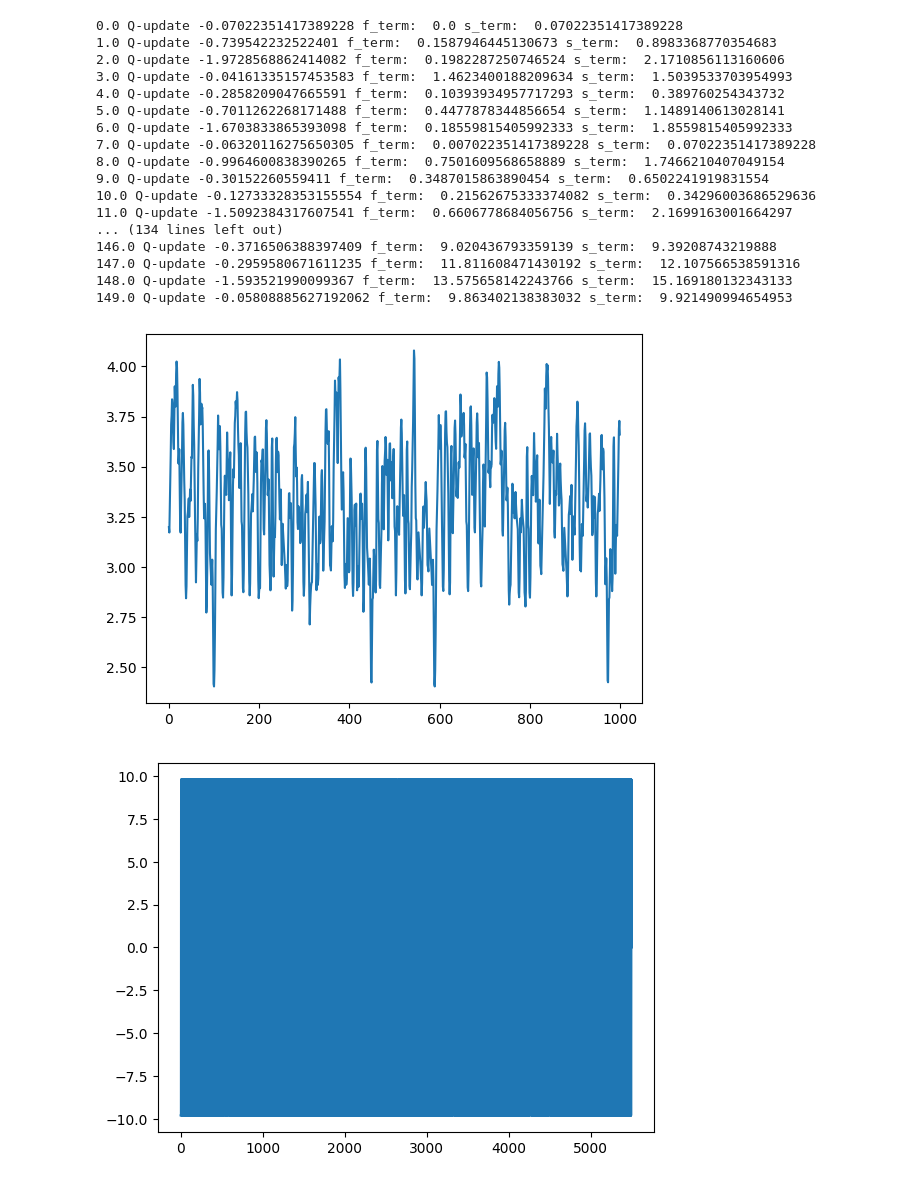
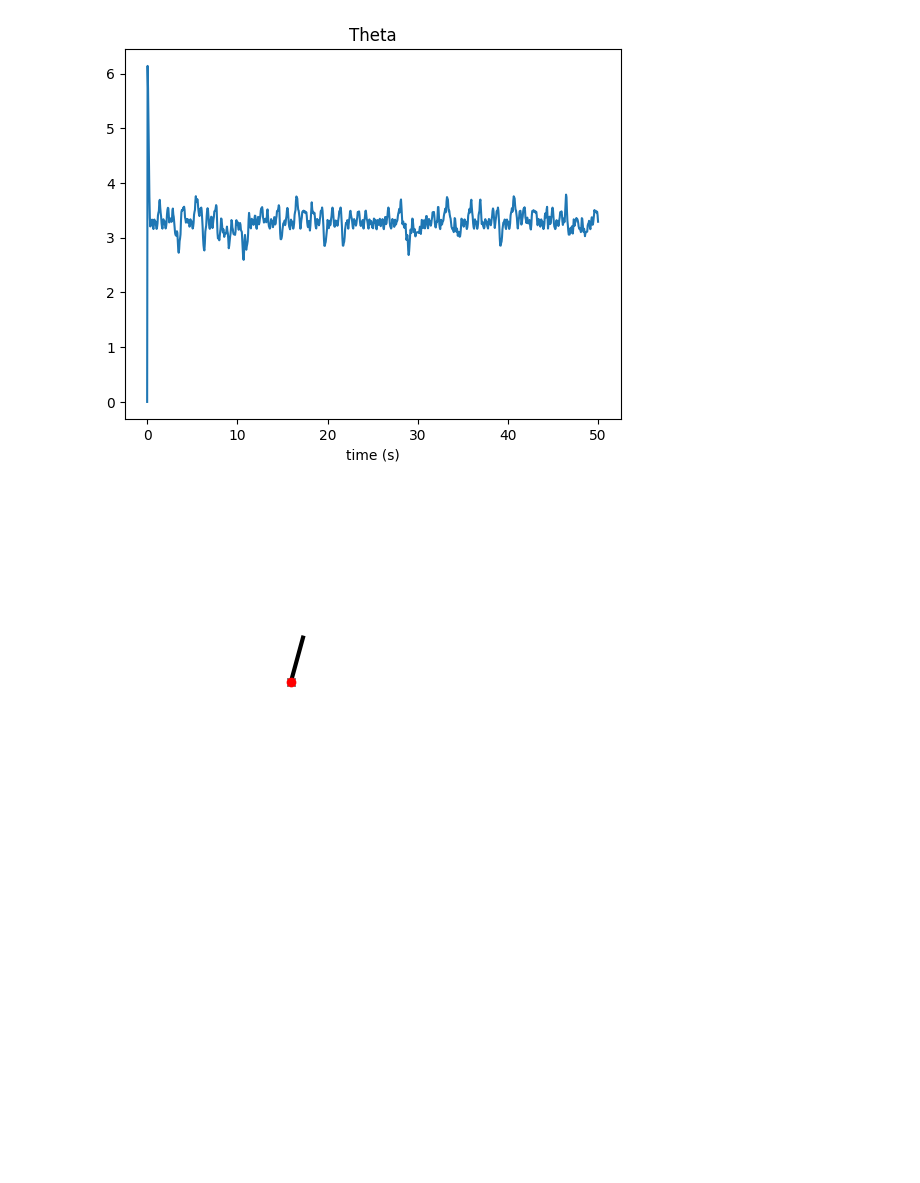
Before and after one commit to KaranJagdale/InvertedPend, a Jupyter notebook: InvPendProd.ipynb, the cells around one changed output. Saved outputs shown, nothing was run; the diff lists cells and outputs as text; code cells hidden in the pictures; blank space fills up the shorter version.

```diff
--- a/InvPendProd.ipynb
+++ b/InvPendProd.ipynb
@@ -3,6 +3,8 @@ import numpy as np
 from scipy.integrate import odeint
 import matplotlib.pyplot as plt
 import pickle
+import matplotlib.animation as animation
+from functools import partial
 
 class InvertedPendulum:
     def __init__(self, m, l, g, k) -> None:
@@ -28,6 +30,14 @@ def closestDiscInd(DiscArr, val):
     diff = np.absolute(DiscArr -val)
     Ind = np.argmin(diff)
     return Ind
+
+def update(frame, theta_arr, pendCen, pendLen, line): #function for creating animation
+    theta = theta_arr[frame]
+    x = [pendCen[0], pendCen[0] - pendLen*np.sin(theta)]
+    z = [pendCen[1], pendCen[1] - pendLen*np.cos(theta)]
+    line.set_xdata(x)
+    line.set_ydata(z)
+    return line
 # %%
 
 def Q_learning(InvertedPendulum, QInit, ThetaTarget, Ts, ThetaRes, OmegaRes, res, TauDisc, OmegaRange, ThetaDisc, OmegaDisc, Gamma, pi,
@@ -73,8 +83,6 @@ def Q_learning(InvertedPendulum, QInit, ThetaTarget, Ts, ThetaRes, OmegaRes, res
 
             Theta, Omega = ThetaDisc[Theta_nInd], OmegaDisc[Omega_nInd]
             Q = np.copy(Q_new)
-        if i%1000 == 0:
-            print(i/1000, "Q-update", f_term- s_term, 'f_term: ', f_term, 's_term: ', s_term)
 
     return Q_new, ThetaHist
 # %%
@@ -109,7 +117,7 @@ def main():
 
     TauRange = 2*m*g*l  #max torque is twice of what is required to balances the mass in 90 degree configuration
 
-    res = 3  #resolution of the control input or the totan number of discretized values of the control inpput. This value should ne odd number
+    res = 9  #resolution of the control input or the totan number of discretized values of the control inpput. This value should ne odd number
 
     ThetaRes = 101 #resolution of theta : creating the discrete state from the originally continuous state theta
                     #Odd number in the resolution will ensure that the theta for the vertically up position is included in the discrete state
@@ -117,54 +125,55 @@ def main():
     OmegaRes = 101
 
     OmegaRange = 14
 
     OmegaDisc = np.linspace(-OmegaRange, OmegaRange, OmegaRes)
     Ts = 0.05 #50 ms sample time
 
     k = 0.1 #damping constant
 
     ThetaTarget = pi #Angle at which we intend to stabilize
 
     ThetaDisc = np.linspace(0, 2*pi, ThetaRes)
     TauDisc = np.linspace(-TauRange, TauRange, res)
 
     InvPend = InvertedPendulum(m,l,g,k)
 
     Q_new = np.zeros((ThetaRes, OmegaRes, res))
 
     QOpt, ThetaHist = Q_learning(InvPend, Q_new, ThetaTarget, Ts, ThetaRes, OmegaRes, res, TauDisc, OmegaRange, ThetaDisc, OmegaDisc, Gamma,pi)
 
     # Controling pendulum using the learned Q-function
     Theta0 = 0
     Omega0 = 0
-    simIter = 5500
-
+    simIter = 1000
+    time = np.arange(0, (simIter+1)*Ts, Ts)
     ThetaSim, TauSim = simulate(InvPend,QOpt, ThetaDisc,OmegaDisc, TauDisc, Theta0, Omega0, simIter, Ts, pi)
 
     plt.figure(1)
-    plt.plot(ThetaSim[1000:2000])
-    plt.figure(2)
-    plt.plot(TauSim)
+    plt.plot(time, ThetaSim)
+    plt.title('Theta')
+    plt.xlabel('time (s)')
+
+    #creating animation
+    fig, ax = plt.subplots()
+    pendCent = [2,2]
+    offset = [-l*np.sin(Theta0), -l*np.cos(Theta0)]
+    pendEnd = pendCent + offset
+
+    line = ax.plot([pendCent[0], pendEnd[0]], [pendCent[1], pendEnd[1]], 'k-', linewidth=3)[0]
+    ax.plot(pendCent[0], pendCent[1], 'kx')
+    ax.plot(pendEnd[0], pendEnd[1], 'ro')
+    ax.set(xlim = [0,4], ylim = [0,4], xlabel = "x", ylabel = "z")
+    plt.gca().set_aspect('equal')
+    plt.axis('off')
+    ani = animation.FuncAnimation(fig=fig, func=partial(update, theta_arr = ThetaSim, pendCen = pendCent, pendLen = l, line = line), frames=simIter, interval = int(Ts*1000))
+    #writervideo = animation.FFMpegWriter(fps=60)
+    ani.save('Invpend_QLearn.gif')#, writer=writervideo)
+    plt.close
+
 
 if __name__ == '__main__':
     main()
 # %% [output]
-0.0 Q-update -0.07022351417389228 f_term:  0.0 s_term:  0.07022351417389228
-1.0 Q-update -0.739542232522401 f_term:  0.1587946445130673 s_term:  0.8983368770354683
-2.0 Q-update -1.9728568862414082 f_term:  0.1982287250746524 s_term:  2.1710856113160606
-3.0 Q-update -0.04161335157453583 f_term:  1.4623400188209634 s_term:  1.5039533703954993
-4.0 Q-update -0.2858209047665591 f_term:  0.10393934957717293 s_term:  0.389760254343732
-5.0 Q-update -0.7011262268171488 f_term:  0.4477878344856654 s_term:  1.1489140613028141
-6.0 Q-update -1.6703833865393098 f_term:  0.18559815405992333 s_term:  1.8559815405992333
-7.0 Q-update -0.06320116275650305 f_term:  0.007022351417389228 s_term:  0.07022351417389228
-8.0 Q-update -0.9964600838390265 f_term:  0.7501609568658889 s_term:  1.7466210407049154
-9.0 Q-update -0.30152260559411 f_term:  0.3487015863890454 s_term:  0.6502241919831554
-10.0 Q-update -0.12733328353155554 f_term:  0.21562675333374082 s_term:  0.34296003686529636
-11.0 Q-update -1.5092384317607541 f_term:  0.6606778684056756 s_term:  2.1699163001664297
-... (134 lines left out)
-146.0 Q-update -0.3716506388397409 f_term:  9.020436793359139 s_term:  9.39208743219888
-147.0 Q-update -0.2959580671611235 f_term:  11.811608471430192 s_term:  12.107566538591316
-148.0 Q-update -1.593521990099367 f_term:  13.575658142243766 s_term:  15.169180132343133
-149.0 Q-update -0.05808885627192062 f_term:  9.863402138383032 s_term:  9.921490994654953
-[figure, old version]
+[figure, new version]
-[figure, old version]
+[figure, new version]
```
Also changed, not shown: 1 other file.
